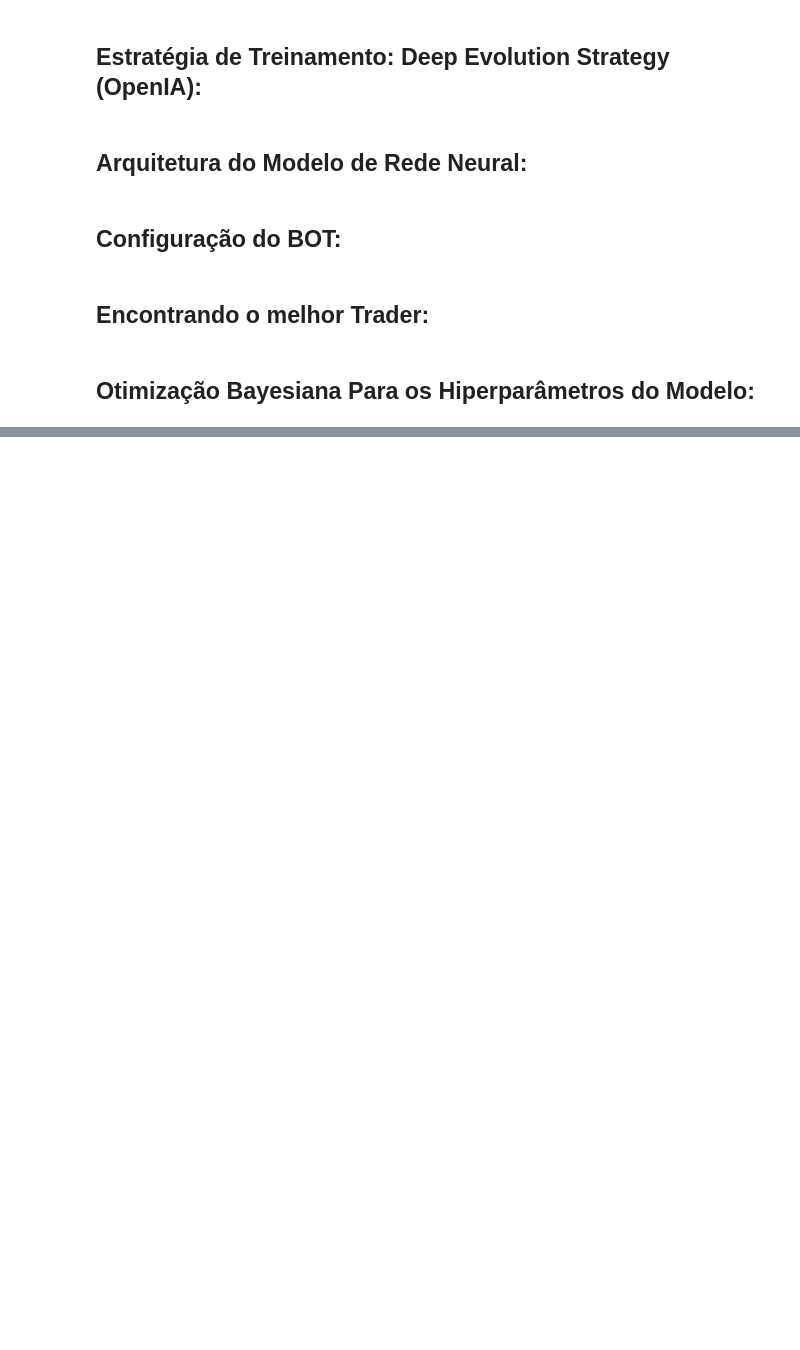
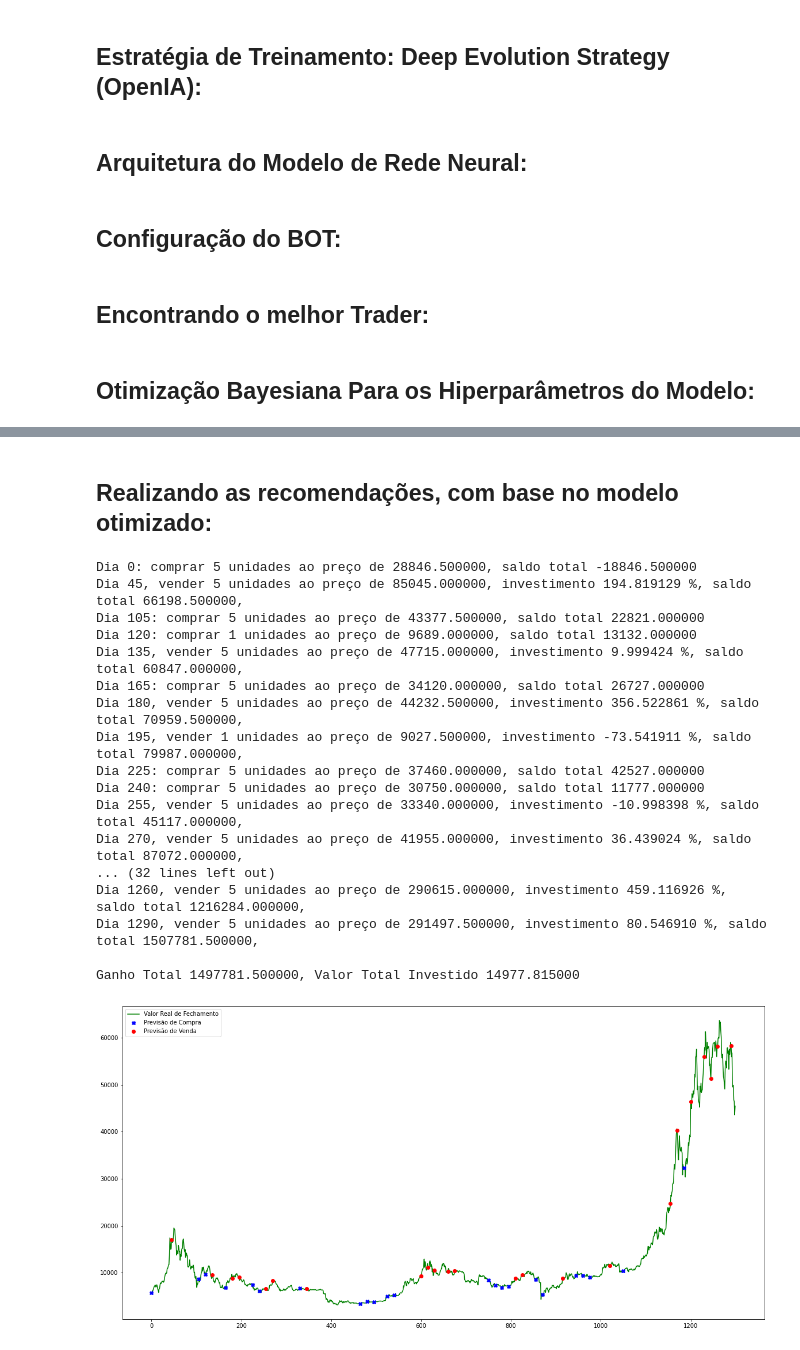
Before and after one commit to dijkstra001/ia-bot-trader, a Jupyter notebook: IA_bot_trader.ipynb, the cells around one changed output, grey strips where cells are left out. Cells and saved outputs as stored; diff of their text form; code cells hidden in the pictures; blank space fills up the shorter version.

```diff
--- a/IA_bot_trader.ipynb
+++ b/IA_bot_trader.ipynb
@@ -420,3 +420,10 @@ def find_best_trader(window_size, skip, population_size, sigma, learning_rate, s
     return investment
 # %% [markdown]
 ## **Otimização Bayesiana Para os Hiperparâmetros do Modelo:**
+# %%
+bayesianOpt = BayesianOptimization(find_best_trader, {'window_size': (2, 50),
+                                                                  'skip': (1, 15),
+                                                                  'population_size': (1, 50),
+                                                                  'sigma': (0.01, 0.99),
+                                                                  'learning_rate': (0.000001, 0.49),
+                                                                  'size_network': (10, 1000),},)
@@ -422,0 +656,5 @@ def find_best_trader(window_size, skip, population_size, sigma, learning_rate, s
+# %%
+%%time
+opt_model = Model(input_size = int(np.around(max([d['window_size'] for d in [dic['params'] for dic in bayesianOpt.res]]))),
+                     layer_size = int(np.around(max([d['size_network'] for d in [dic['params'] for dic in bayesianOpt.res]]))),
+                     output_size = 3)
@@ -422,0 +666,10 @@ def find_best_trader(window_size, skip, population_size, sigma, learning_rate, s
+# %%
+trader_opt = Trader(population_size = int(np.around(max([d['population_size'] for d in [dic['params'] for dic in bayesianOpt.res]]))),
+                     sigma = max([d['sigma'] for d in [dic['params'] for dic in bayesianOpt.res]]),
+                     learning_rate = max([d['learning_rate'] for d in [dic['params'] for dic in bayesianOpt.res]]),
+                     model = opt_model,
+                     money = 10000,
+                     max_buy = 5,
+                     max_sell = 5,
+                     skip = int(np.around(max([d['skip'] for d in [dic['params'] for dic in bayesianOpt.res]]))),
+                     window_size = int(np.around(max([d['window_size'] for d in [dic['params'] for dic in bayesianOpt.res]]))))
@@ -422,0 +678,3 @@ def find_best_trader(window_size, skip, population_size, sigma, learning_rate, s
+# %%
+%%time
+trader_opt.fit(500, 100)
@@ -422,0 +690,24 @@ def find_best_trader(window_size, skip, population_size, sigma, learning_rate, s
+# %% [markdown]
+## **Realizando as recomendações, com base no modelo otimizado:**
+# %%
+%%time
+trader_opt.make_investiment()
+# %% [output]
+Dia 0: comprar 5 unidades ao preço de 28846.500000, saldo total -18846.500000
+Dia 45, vender 5 unidades ao preço de 85045.000000, investimento 194.819129 %, saldo total 66198.500000,
+Dia 105: comprar 5 unidades ao preço de 43377.500000, saldo total 22821.000000
+Dia 120: comprar 1 unidades ao preço de 9689.000000, saldo total 13132.000000
+Dia 135, vender 5 unidades ao preço de 47715.000000, investimento 9.999424 %, saldo total 60847.000000,
+Dia 165: comprar 5 unidades ao preço de 34120.000000, saldo total 26727.000000
+Dia 180, vender 5 unidades ao preço de 44232.500000, investimento 356.522861 %, saldo total 70959.500000,
+Dia 195, vender 1 unidades ao preço de 9027.500000, investimento -73.541911 %, saldo total 79987.000000,
+Dia 225: comprar 5 unidades ao preço de 37460.000000, saldo total 42527.000000
+Dia 240: comprar 5 unidades ao preço de 30750.000000, saldo total 11777.000000
+Dia 255, vender 5 unidades ao preço de 33340.000000, investimento -10.998398 %, saldo total 45117.000000,
+Dia 270, vender 5 unidades ao preço de 41955.000000, investimento 36.439024 %, saldo total 87072.000000,
+... (32 lines left out)
+Dia 1260, vender 5 unidades ao preço de 290615.000000, investimento 459.116926 %, saldo total 1216284.000000,
+Dia 1290, vender 5 unidades ao preço de 291497.500000, investimento 80.546910 %, saldo total 1507781.500000,
+
+Ganho Total 1497781.500000, Valor Total Investido 14977.815000
+[figure, added]
```
Also changed, not shown: parts of 28 cells of this notebook.
